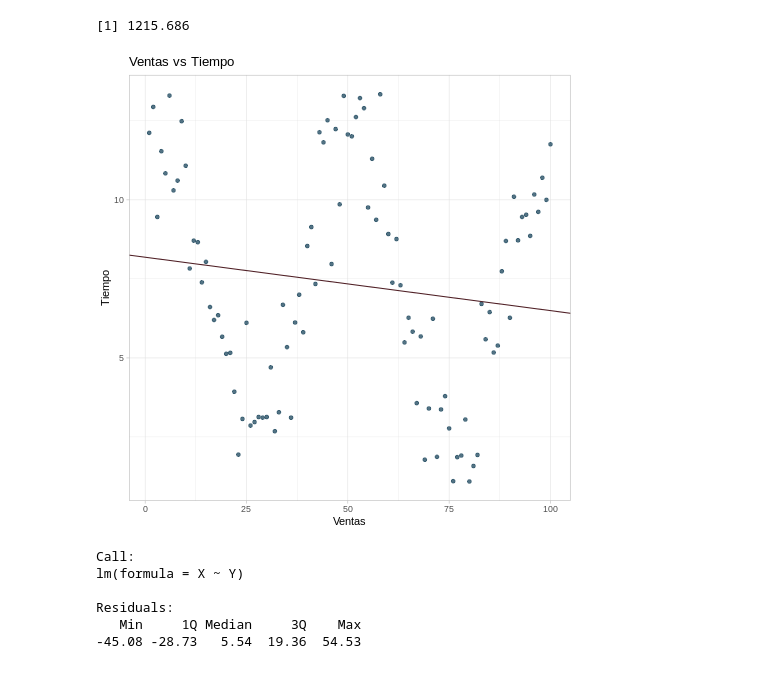
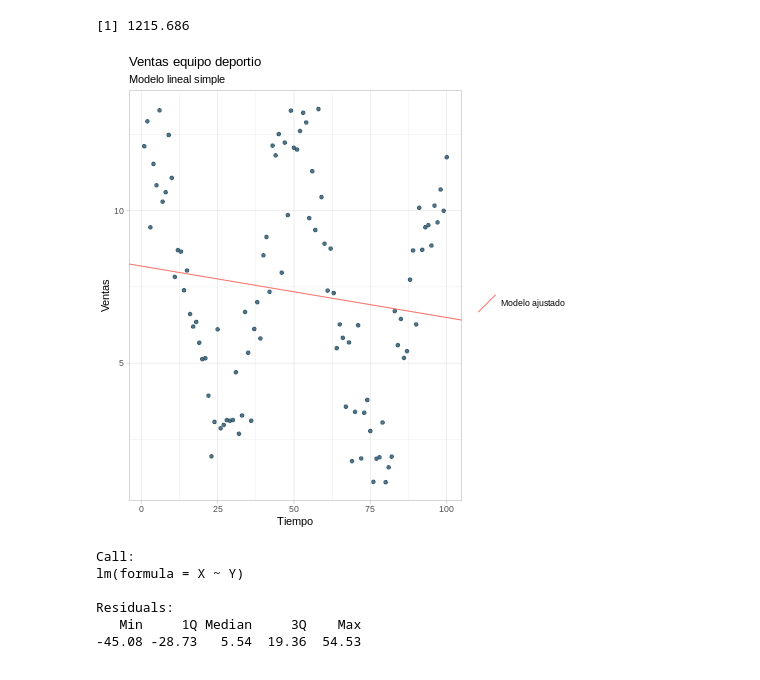
Before and after one commit to arriagajorge/adjustModels_est, a Jupyter notebook: AjustesModeloRegresión.ipynb, the cells around one changed output. Saved outputs shown, nothing was run; the diff lists cells and outputs as text; code cells hidden in the pictures.

```diff
--- a/AjustesModeloRegresión.ipynb
+++ b/AjustesModeloRegresión.ipynb
@@ -102,15 +102,16 @@ sum((Y-(beta0+beta1*X))^2)
 # %%
 %%R
 #gráfica
 
 library(ggplot2)
 ggplot(data = df_ventas, aes(X,Y)) +
   geom_point(col="#295065", alpha=0.8) +
-  geom_abline(aes(intercept=beta0, slope=beta1), col="#4F1F25") +
-  labs(x="Ventas", y="Tiempo", title="Ventas vs Tiempo")+
+  geom_abline(aes(intercept=beta0, slope=beta1, color="Modelo ajustado")) +
+  scale_fill_discrete(name="hola", labels="hola")+
+  labs(title="Ventas equipo deportio", subtitle="Modelo lineal simple", x="Tiempo", y="Ventas",  color="")+
   theme_light()
 # %% [output]
-[figure, old version]
+[figure, new version]
 # %%
 %%R
 summary(lm(X~Y ))
```
Also changed, not shown: parts of 1 cell of this notebook.
